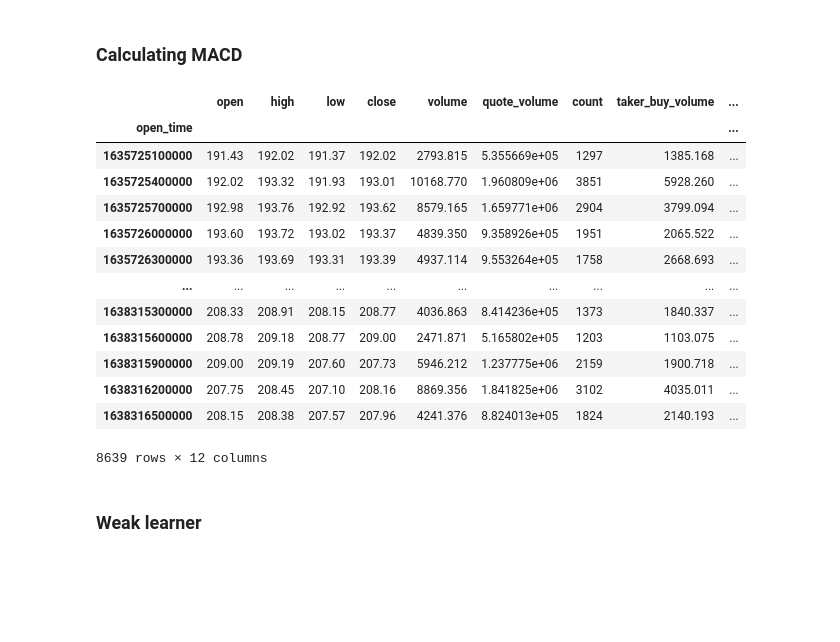
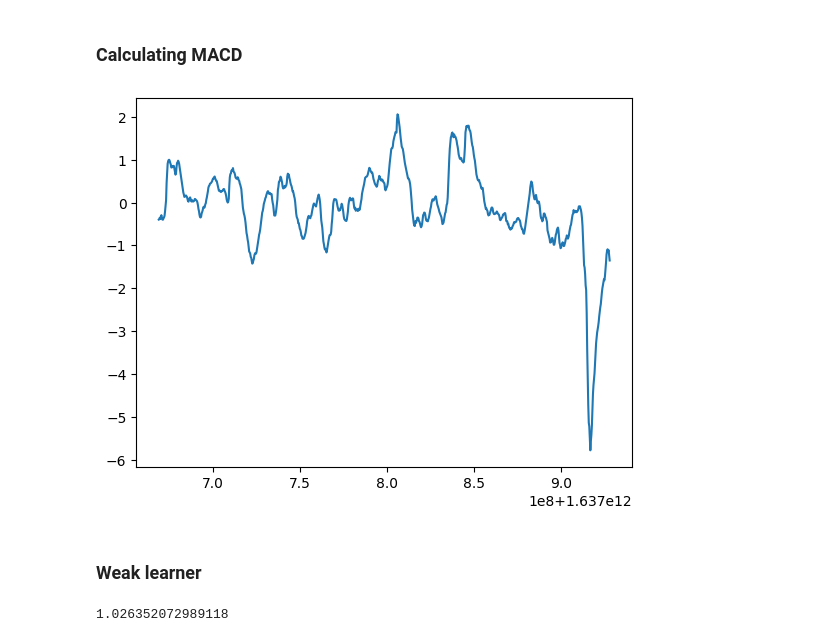
Before and after one commit to AlexanderKlyauzunik/MACD_Forecast, a Jupyter notebook: visualisation.ipynb, the cells around one changed output. Saved outputs shown, nothing was run; the diff lists cells and outputs as text; code cells hidden in the pictures; blank space fills up the shorter version.

```diff
--- a/visualisation.ipynb
+++ b/visualisation.ipynb
@@ -57,20 +65,19 @@ macd_h = macd - macd_s
 df['macd'] = df.index.map(macd)
 df['macd_h'] = df.index.map(macd_h)
 df['macd_s'] = df.index.map(macd_s)
+
+#df.index = pd.DatetimeIndex(df['open_time'].to_period('M'))
+
+df.index = pd.to_datetime(df.index, unit='ms')
+df.index = pd.DatetimeIndex(df.index).to_period('M')
+df_test = df[floor(-0.2*len(df)): -1]
+df_train = df[0 : len(df_test)]
-# %% [output]
-|  | open | high | low | close | volume | quote_volume | count | taker_buy_volume | ... |
-| open_time |  |  |  |  |  |  |  |  | ... |
-| 1635725100000 | 191.43 | 192.02 | 191.37 | 192.02 | 2793.815 | 5.355669e+05 | 1297 | 1385.168 | ... |
-| 1635725400000 | 192.02 | 193.32 | 191.93 | 193.01 | 10168.770 | 1.960809e+06 | 3851 | 5928.260 | ... |
-| 1635725700000 | 192.98 | 193.76 | 192.92 | 193.62 | 8579.165 | 1.659771e+06 | 2904 | 3799.094 | ... |
-| 1635726000000 | 193.60 | 193.72 | 193.02 | 193.37 | 4839.350 | 9.358926e+05 | 1951 | 2065.522 | ... |
-| 1635726300000 | 193.36 | 193.69 | 193.31 | 193.39 | 4937.114 | 9.553264e+05 | 1758 | 2668.693 | ... |
-| ... | ... | ... | ... | ... | ... | ... | ... | ... | ... |
-| 1638315300000 | 208.33 | 208.91 | 208.15 | 208.77 | 4036.863 | 8.414236e+05 | 1373 | 1840.337 | ... |
-| 1638315600000 | 208.78 | 209.18 | 208.77 | 209.00 | 2471.871 | 5.165802e+05 | 1203 | 1103.075 | ... |
-| 1638315900000 | 209.00 | 209.19 | 207.60 | 207.73 | 5946.212 | 1.237775e+06 | 2159 | 1900.718 | ... |
-| 1638316200000 | 207.75 | 208.45 | 207.10 | 208.16 | 8869.356 | 1.841825e+06 | 3102 | 4035.011 | ... |
-| 1638316500000 | 208.15 | 208.38 | 207.57 | 207.96 | 4241.376 | 8.824013e+05 | 1824 | 2140.193 | ... |
-8639 rows × 12 columns
+# %%
+import matplotlib.pyplot as plt
+
+plt.plot(df["macd"][floor(0.75*len(df)):floor(0.85 * len(df))])
+plt.show()
+# %% [output]
+[figure, added]
 # %% [markdown]
 ### Weak learner
@@ -76,0 +102,19 @@ df['macd_s'] = df.index.map(macd_s)
+# %%
+# ARIMA example
+from statsmodels.tsa.arima.model import ARIMA
+from sklearn.metrics import mean_squared_error
+from random import random
+# contrived dataset
+data = df_train['macd'].dropna()[-100:]
+# fit model
+model = ARIMA(data, order=(2, 3, 1))
+model_fit = model.fit()
+# make prediction
+# yhat = model_fit.predict(len(data), len(data), type='levels')
+# print(yhat)
+
+prediction = model_fit.forecast(26)
+#df_test[:26]
+mean_squared_error(prediction, df_test["macd"][0:26])
+# %% [output]
+1.026352072989118
```
Also changed, not shown: parts of 8 cells of this notebook, 1 other file.
